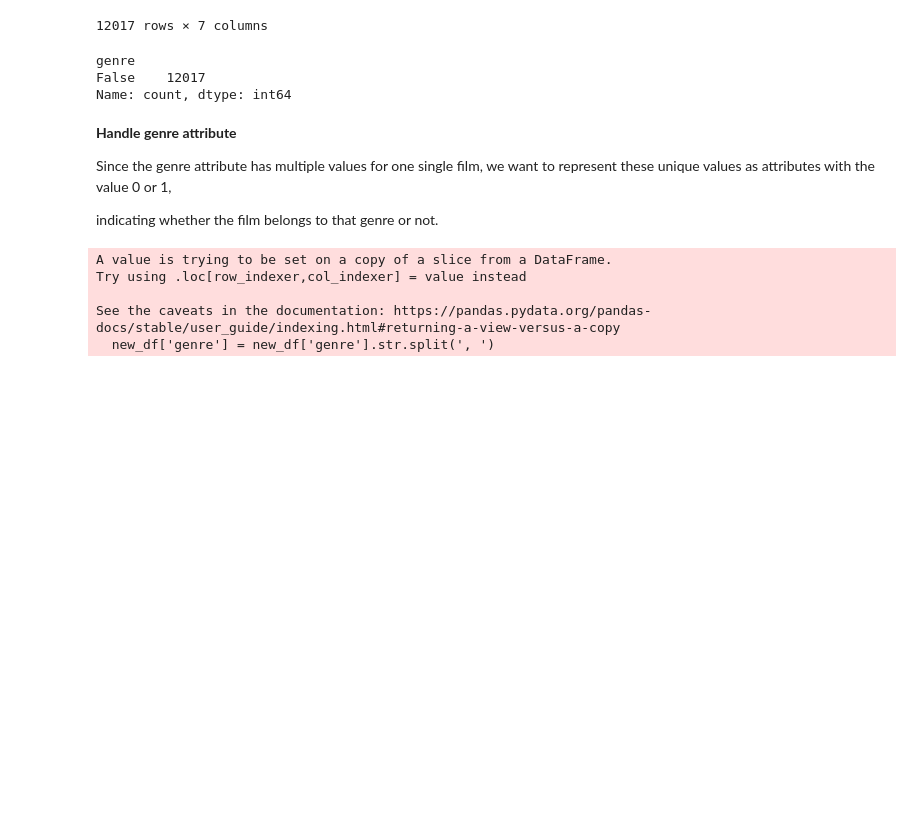
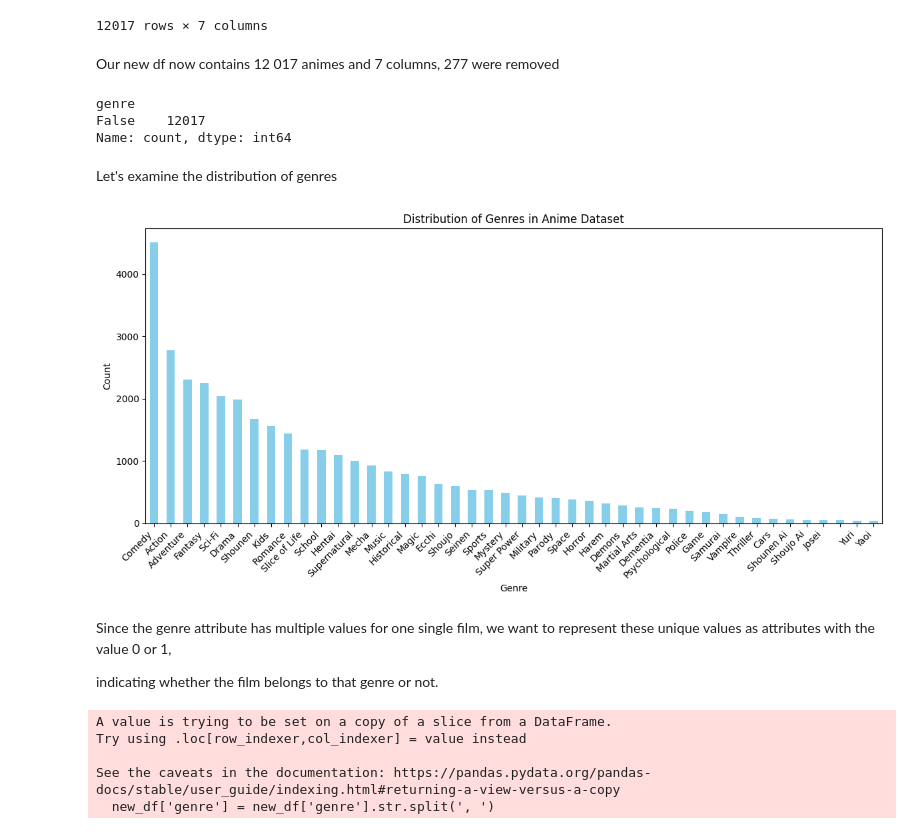
Before and after one commit to Aafaf-rido/DM_Project, a Jupyter notebook: eda.ipynb, the cells around one changed output. Drawn from its saved outputs; the diff is of its cells as text; code cells hidden in the pictures; blank space fills up the shorter version.

```diff
--- a/eda.ipynb
+++ b/eda.ipynb
@@ -129,15 +113,33 @@ new_df
 | 12292 | 6133 | Violence Gekiga Shin David no Hos... | Hentai | OVA | 1 | 4.98 | 175 |
 | 12293 | 26081 | Yasuji no Pornorama: Yacchimae!! | Hentai | Movie | 1 | 5.46 | 142 |
 12017 rows × 7 columns
+# %% [markdown]
+Our new df now contains 12 017 animes and 7 columns, 277 were removed
 # %%
 new_df.genre.isna().value_counts()
 # %% [output]
 genre
 False    12017
 Name: count, dtype: int64
+# %% [markdown]
+Let's examine the distribution of genres
+# %%
+import pandas as pd
+import matplotlib.pyplot as plt
+
+genre_counts = anime_df['genre'].dropna().str.split(', ').explode().value_counts()
+
+plt.figure(figsize=(12, 6))
+genre_counts.plot(kind='bar', color='skyblue')
+plt.title('Distribution of Genres in Anime Dataset')
+plt.xlabel('Genre')
+plt.ylabel('Count')
+plt.xticks(rotation=45, ha='right')
+plt.tight_layout()
+plt.show()
+# %% [output]
+[figure, added]
 # %% [markdown]
-**Handle genre attribute**
-
 Since the genre attribute has multiple values for one single film, we want to represent these unique values as attributes with the value 0 or 1,
 
 indicating whether the film belongs to that genre or not.
```
Also changed, not shown: parts of 44 cells of this notebook, 2 other files.
